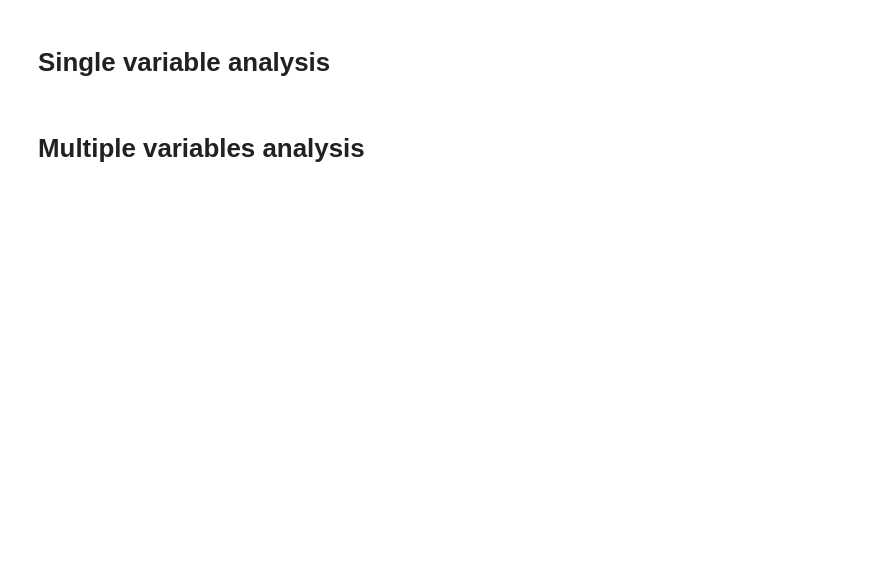
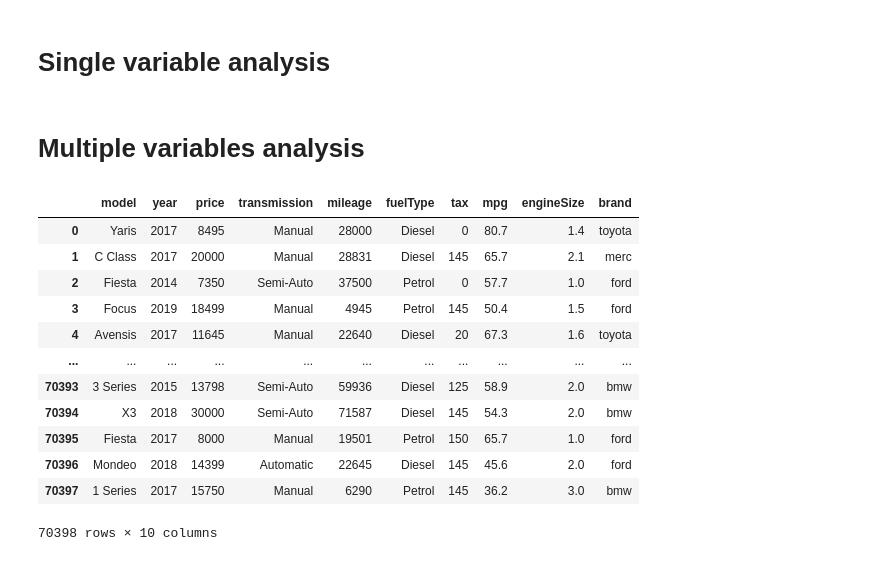
Before and after one commit to DJcarlo23/Data-Science, a Jupyter notebook: ML/Regression/Car Price Regression/Car Price Regression.ipynb, the cells around one changed output. Drawn from its saved outputs; the diff is of its cells as text; code cells hidden in the pictures; blank space fills up the shorter version.

```diff
--- a/ML/Regression/Car Price Regression/Car Price Regression.ipynb
+++ b/ML/Regression/Car Price Regression/Car Price Regression.ipynb
@@ -140,3 +143,19 @@ fig.update_layout(
 )
 # %% [markdown]
 # Multiple variables analysis
+# %%
+data
+# %% [output]
+|  | model | year | price | transmission | mileage | fuelType | tax | mpg | engineSize | brand |
+| 0 | Yaris | 2017 | 8495 | Manual | 28000 | Diesel | 0 | 80.7 | 1.4 | toyota |
+| 1 | C Class | 2017 | 20000 | Manual | 28831 | Diesel | 145 | 65.7 | 2.1 | merc |
+| 2 | Fiesta | 2014 | 7350 | Semi-Auto | 37500 | Petrol | 0 | 57.7 | 1.0 | ford |
+| 3 | Focus | 2019 | 18499 | Manual | 4945 | Petrol | 145 | 50.4 | 1.5 | ford |
+| 4 | Avensis | 2017 | 11645 | Manual | 22640 | Diesel | 20 | 67.3 | 1.6 | toyota |
+| ... | ... | ... | ... | ... | ... | ... | ... | ... | ... | ... |
+| 70393 | 3 Series | 2015 | 13798 | Semi-Auto | 59936 | Diesel | 125 | 58.9 | 2.0 | bmw |
+| 70394 | X3 | 2018 | 30000 | Semi-Auto | 71587 | Diesel | 145 | 54.3 | 2.0 | bmw |
+| 70395 | Fiesta | 2017 | 8000 | Manual | 19501 | Petrol | 150 | 65.7 | 1.0 | ford |
+| 70396 | Mondeo | 2018 | 14399 | Automatic | 22645 | Diesel | 145 | 45.6 | 2.0 | ford |
+| 70397 | 1 Series | 2017 | 15750 | Manual | 6290 | Petrol | 145 | 36.2 | 3.0 | bmw |
+70398 rows × 10 columns
```
Also changed, not shown: parts of 5 cells of this notebook.
